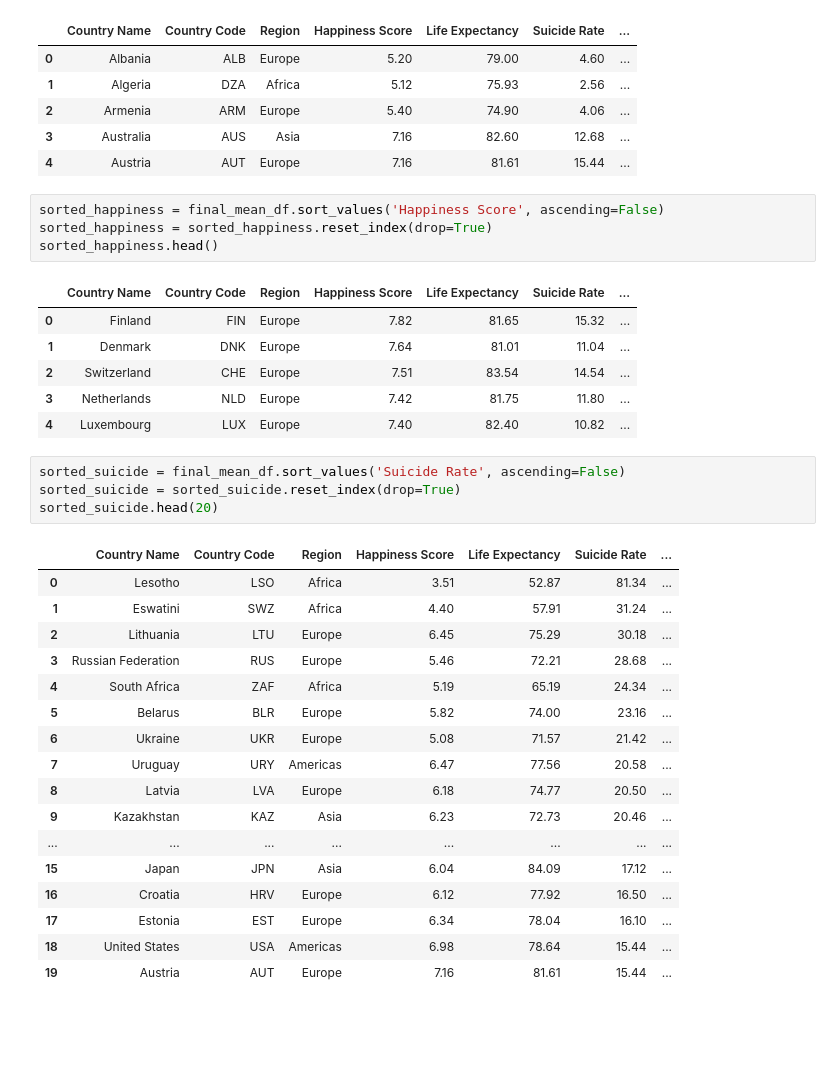
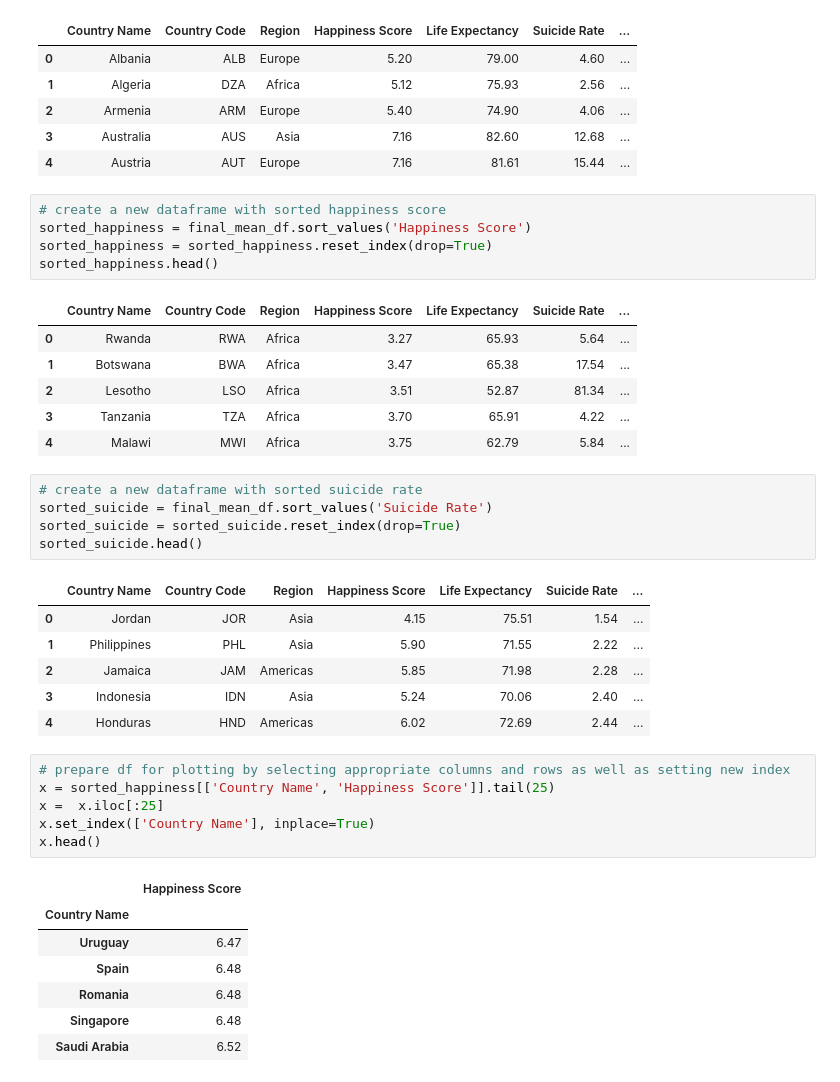
Before and after one commit to ashumskyy/data-dynamos-project-1, a Jupyter notebook: mental_health_metrics_comparison.ipynb, the cells around one changed output. Cells and saved outputs as stored; diff of their text form; blank space fills up the shorter version.

```diff
--- a/mental_health_metrics_comparison.ipynb
+++ b/mental_health_metrics_comparison.ipynb
@@ -44,35 +43,40 @@ final_mean_df.head()
 | 3 | Australia | AUS | Asia | 7.16 | 82.60 | 12.68 | ... |
 | 4 | Austria | AUT | Europe | 7.16 | 81.61 | 15.44 | ... |
 # %%
-sorted_happiness = final_mean_df.sort_values('Happiness Score', ascending=False)
+# create a new dataframe with sorted happiness score
+sorted_happiness = final_mean_df.sort_values('Happiness Score')
 sorted_happiness = sorted_happiness.reset_index(drop=True)
 sorted_happiness.head()
 # %% [output]
 |  | Country Name | Country Code | Region | Happiness Score | Life Expectancy | Suicide Rate | ... |
-| 0 | Finland | FIN | Europe | 7.82 | 81.65 | 15.32 | ... |
-| 1 | Denmark | DNK | Europe | 7.64 | 81.01 | 11.04 | ... |
-| 2 | Switzerland | CHE | Europe | 7.51 | 83.54 | 14.54 | ... |
-| 3 | Netherlands | NLD | Europe | 7.42 | 81.75 | 11.80 | ... |
-| 4 | Luxembourg | LUX | Europe | 7.40 | 82.40 | 10.82 | ... |
+| 0 | Rwanda | RWA | Africa | 3.27 | 65.93 | 5.64 | ... |
+| 1 | Botswana | BWA | Africa | 3.47 | 65.38 | 17.54 | ... |
+| 2 | Lesotho | LSO | Africa | 3.51 | 52.87 | 81.34 | ... |
+| 3 | Tanzania | TZA | Africa | 3.70 | 65.91 | 4.22 | ... |
+| 4 | Malawi | MWI | Africa | 3.75 | 62.79 | 5.84 | ... |
 # %%
-sorted_suicide = final_mean_df.sort_values('Suicide Rate', ascending=False)
+# create a new dataframe with sorted suicide rate
+sorted_suicide = final_mean_df.sort_values('Suicide Rate')
 sorted_suicide = sorted_suicide.reset_index(drop=True)
-sorted_suicide.head(20)
+sorted_suicide.head()
 # %% [output]
 |  | Country Name | Country Code | Region | Happiness Score | Life Expectancy | Suicide Rate | ... |
-| 0 | Lesotho | LSO | Africa | 3.51 | 52.87 | 81.34 | ... |
-| 1 | Eswatini | SWZ | Africa | 4.40 | 57.91 | 31.24 | ... |
-| 2 | Lithuania | LTU | Europe | 6.45 | 75.29 | 30.18 | ... |
-| 3 | Russian Federation | RUS | Europe | 5.46 | 72.21 | 28.68 | ... |
-| 4 | South Africa | ZAF | Africa | 5.19 | 65.19 | 24.34 | ... |
-| 5 | Belarus | BLR | Europe | 5.82 | 74.00 | 23.16 | ... |
-| 6 | Ukraine | UKR | Europe | 5.08 | 71.57 | 21.42 | ... |
-| 7 | Uruguay | URY | Americas | 6.47 | 77.56 | 20.58 | ... |
-| 8 | Latvia | LVA | Europe | 6.18 | 74.77 | 20.50 | ... |
-| 9 | Kazakhstan | KAZ | Asia | 6.23 | 72.73 | 20.46 | ... |
-| ... | ... | ... | ... | ... | ... | ... | ... |
-| 15 | Japan | JPN | Asia | 6.04 | 84.09 | 17.12 | ... |
-| 16 | Croatia | HRV | Europe | 6.12 | 77.92 | 16.50 | ... |
-| 17 | Estonia | EST | Europe | 6.34 | 78.04 | 16.10 | ... |
-| 18 | United States | USA | Americas | 6.98 | 78.64 | 15.44 | ... |
-| 19 | Austria | AUT | Europe | 7.16 | 81.61 | 15.44 | ... |
+| 0 | Jordan | JOR | Asia | 4.15 | 75.51 | 1.54 | ... |
+| 1 | Philippines | PHL | Asia | 5.90 | 71.55 | 2.22 | ... |
+| 2 | Jamaica | JAM | Americas | 5.85 | 71.98 | 2.28 | ... |
+| 3 | Indonesia | IDN | Asia | 5.24 | 70.06 | 2.40 | ... |
+| 4 | Honduras | HND | Americas | 6.02 | 72.69 | 2.44 | ... |
+# %%
+# prepare df for plotting by selecting appropriate columns and rows as well as setting new index
+x = sorted_happiness[['Country Name', 'Happiness Score']].tail(25)
+x =  x.iloc[:25]
+x.set_index(['Country Name'], inplace=True)
+x.head()
+# %% [output]
+|  | Happiness Score |
+| Country Name |  |
+| Uruguay | 6.47 |
+| Spain | 6.48 |
+| Romania | 6.48 |
+| Singapore | 6.48 |
+| Saudi Arabia | 6.52 |
```
Also changed, not shown: parts of 7 cells of this notebook, 2 other files.
